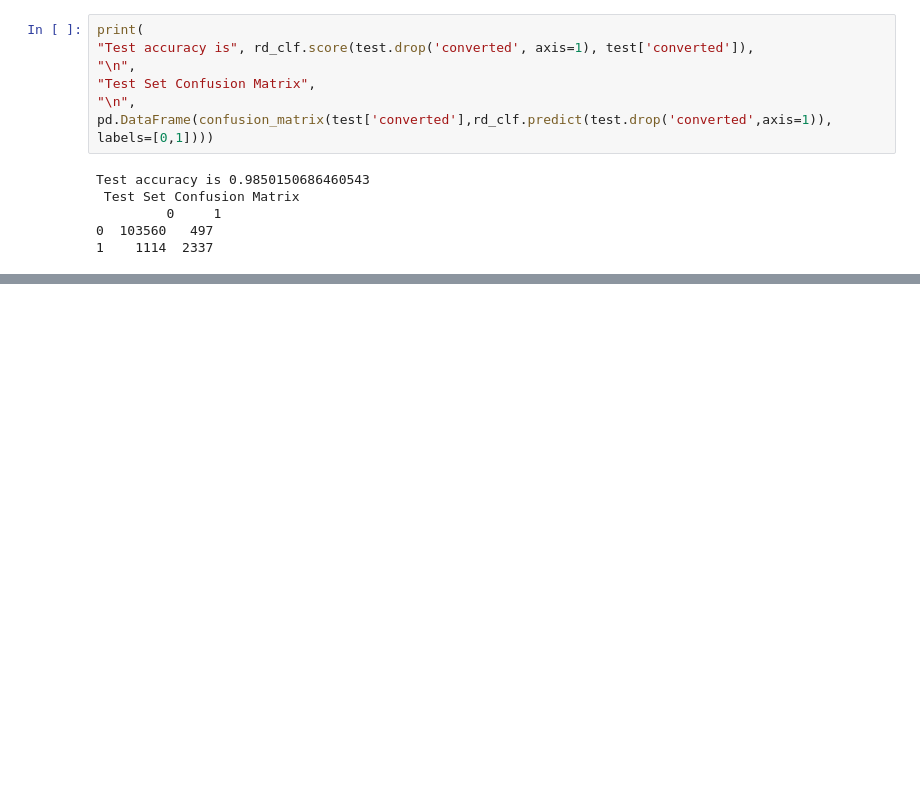
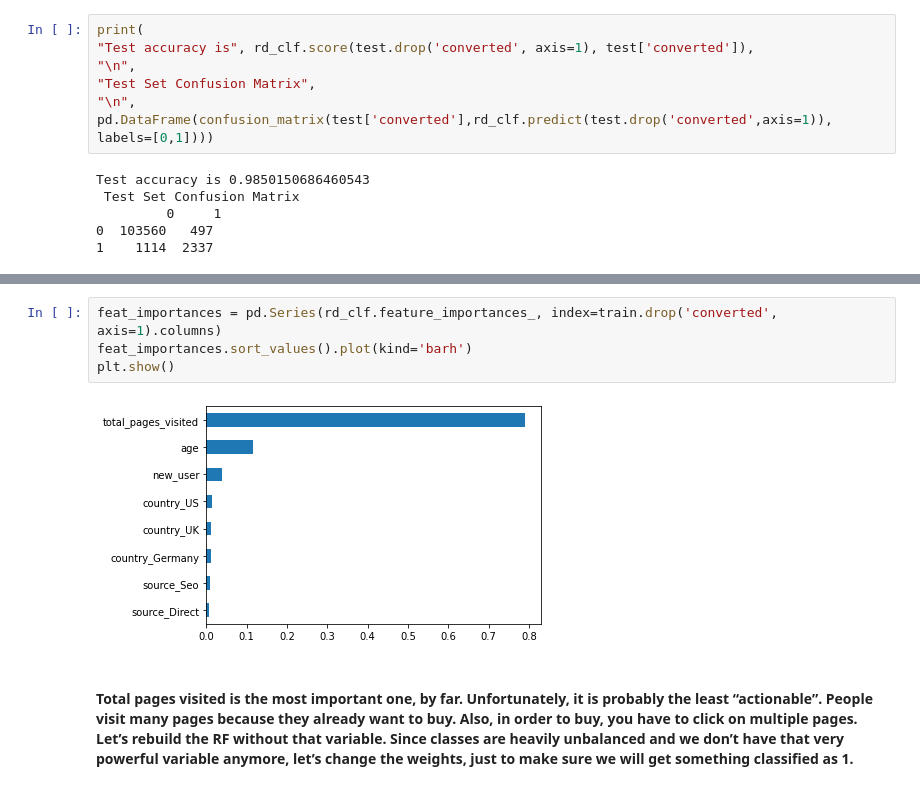
Before and after one commit to Delphine-Jean/Delphine-Jean_portfolio, a Jupyter notebook: Portfolio Data Science/Projet - CONVERSION RATE/Conversion_Rate.ipynb, the cells around one changed output, grey strips where cells are left out. Drawn from its saved outputs; the diff is of its cells as text; blank space fills up the shorter version.

```diff
--- a/Portfolio Data Science/Projet - CONVERSION RATE/Conversion_Rate.ipynb
+++ b/Portfolio Data Science/Projet - CONVERSION RATE/Conversion_Rate.ipynb
@@ -132,0 +143,8 @@ Test accuracy is 0.9850150686460543
+# %%
+feat_importances = pd.Series(rd_clf.feature_importances_, index=train.drop('converted', axis=1).columns)
+feat_importances.sort_values().plot(kind='barh')
+plt.show()
+# %% [output]
+[figure, added]
+# %% [markdown]
+#### Total pages visited is the most important one, by far. Unfortunately, it is probably the least “actionable”. People visit many pages because they already want to buy. Also, in order to buy, you have to click on multiple pages. Let’s rebuild the RF without that variable. Since classes are heavily unbalanced and we don’t have that very powerful variable anymore, let’s change the weights, just to make sure we will get something classified as 1.
```
Also changed, not shown: parts of 11 cells of this notebook.
